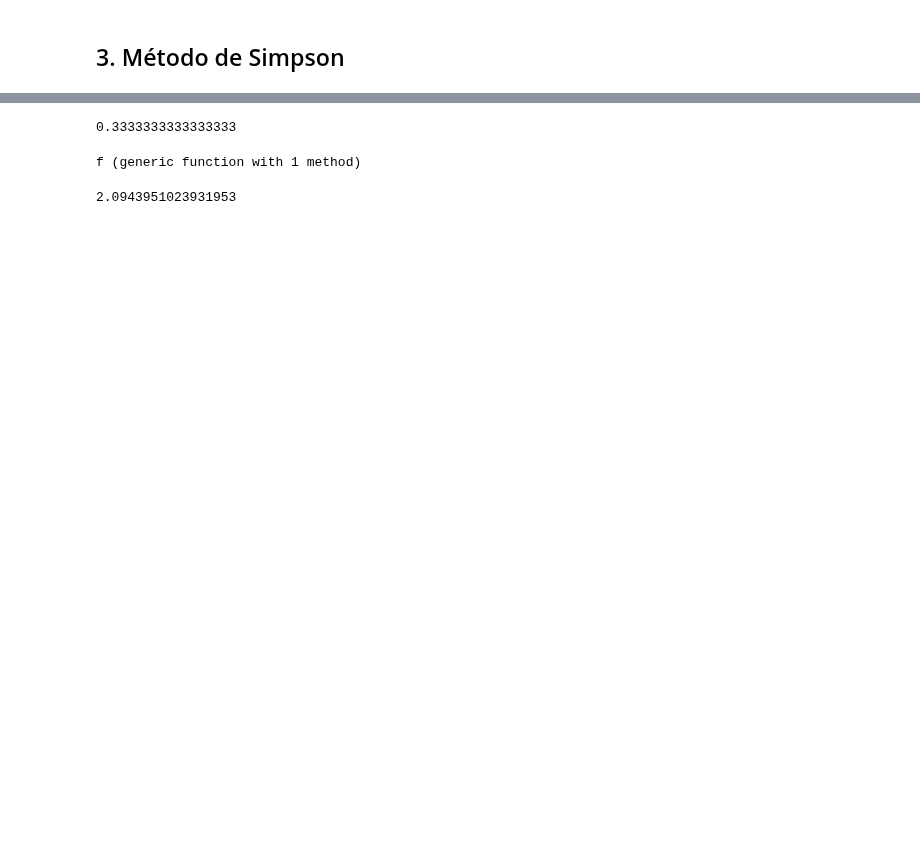
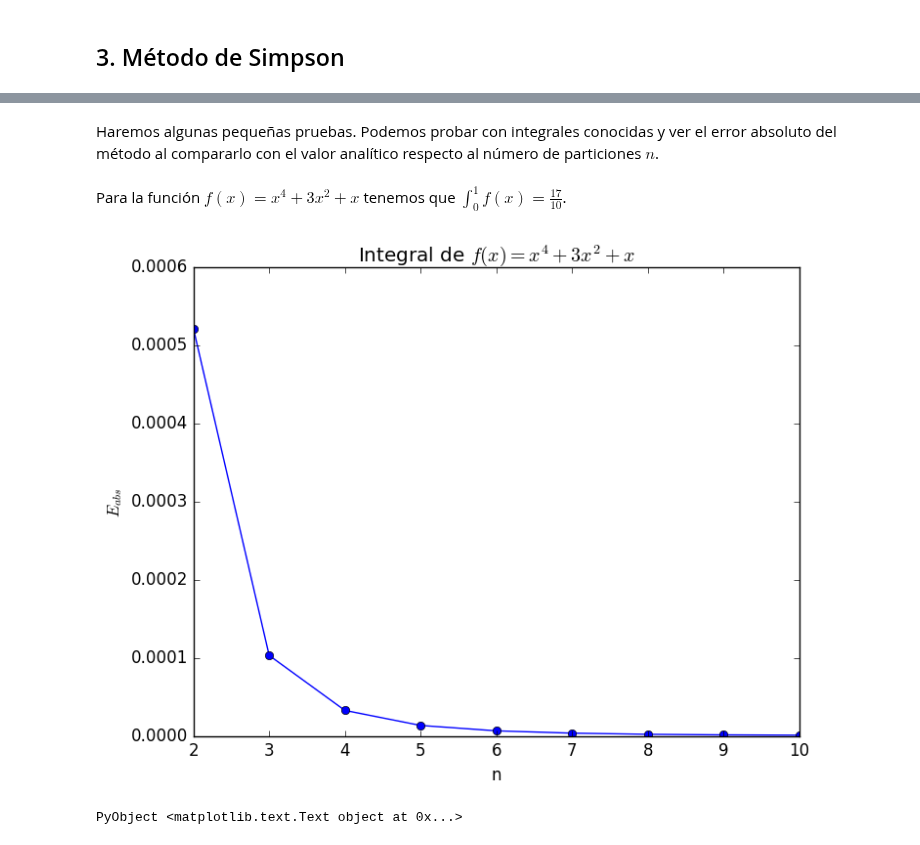
Before and after one commit to lbenet/2016-2_TSFisicaComputacional, a Jupyter notebook: tareas/Luis_Yuriko/Tarea2.ipynb, the cells around one changed output, grey strips where cells are left out. Saved outputs shown, nothing was run; the diff lists cells and outputs as text; code cells hidden in the pictures; blank space fills up the shorter version.

Commit message:
Hice las correcciones de la tarea 2 respecto a los comentarios

```diff
--- a/tareas/Luis_Yuriko/Tarea2.ipynb
+++ b/tareas/Luis_Yuriko/Tarea2.ipynb
@@ -411,6 +418,12 @@ La cual relaciona los valores extremos de la función y centrales del intervalo
 """
 La función simpson da una aproximación a la integral de la función f en el intervalo [a,b]
 """
-function simpson(f::Function,a,b)
-    integral=Float64(((b-a)/6)*(f(a)+4*f((a+b)/2)+f(b)))
+function simpson(f::Function,a::Float64,b::Float64,n::Int)
+    Δx=(b-a)/n
+    integral=zero(Float64)
+    for i=1:n
+        x=a+(i-1)*Δx
+        integral+=(Δx/6)*(f(x)+4*f((2*x+Δx)/2)+f(x+Δx))
+    end
+    integral=Float64(integral)
 end
@@ -433,12 +430,20 @@ f (generic function with 1 method)
-# %%
-simpson(f,0.0,1.0)
-# %% [output]
-0.3333333333333333
-# %%
-f(x)=sin(x)
-# %% [output]
-f (generic function with 1 method)
-# %%
-simpson(f,0.0,pi) #Da casi 2, que es cercano al valor.
-# %% [output]
-2.0943951023931953
+# %% [markdown]
+Haremos algunas pequeñas pruebas. Podemos probar con integrales conocidas y ver el error absoluto del método al compararlo con el valor analítico respecto al número de particiones $n$.
+# %% [markdown]
+Para la función $f(x)=x^4+3x^2+x$ tenemos que $\int_{0}^{1}f(x)=\frac{17}{10}$.
+# %%
+f(x)=x^4+3*x^2+x
+analitico=17//10;
+err_abs=Float64[];
+final=10;
+n=2:1:final;
+for i in n
+    push!(err_abs,abs(analitico-simpson(f,0.0,1.0,i)))
+end
+plot(n,err_abs,"b-o")
+ylabel(L"E_{abs}")
+xlabel("n")
+title(L"Integral de $f(x)=x^4+3x^2+x$")
+# %% [output]
+[figure, added]
+PyObject <matplotlib.text.Text object at 0x...>
```
Also changed, not shown: parts of 39 cells of this notebook.
